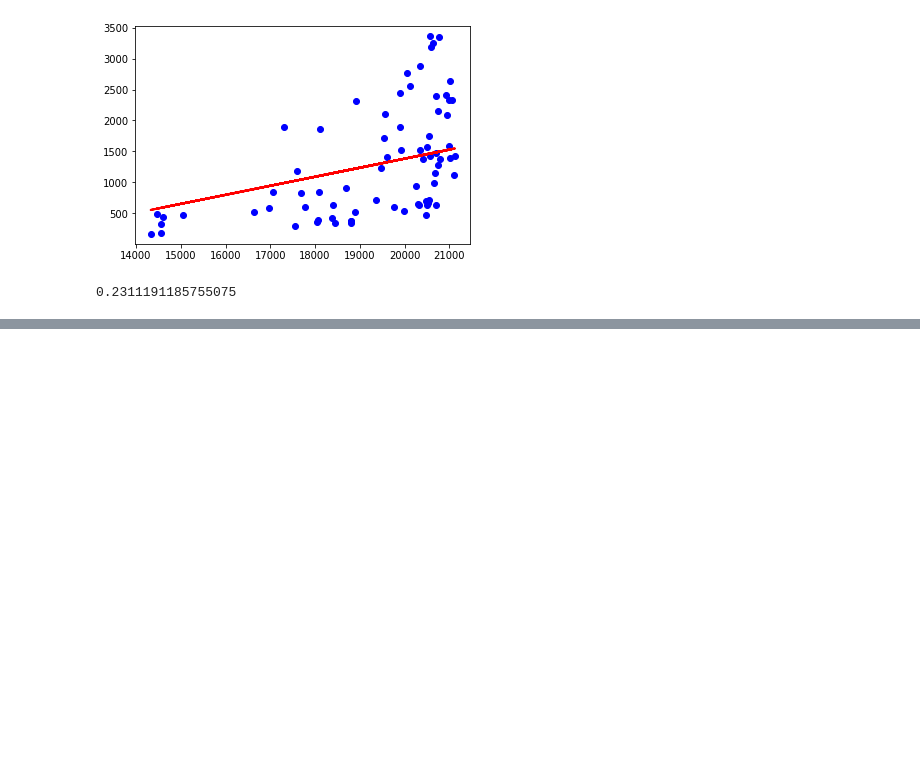
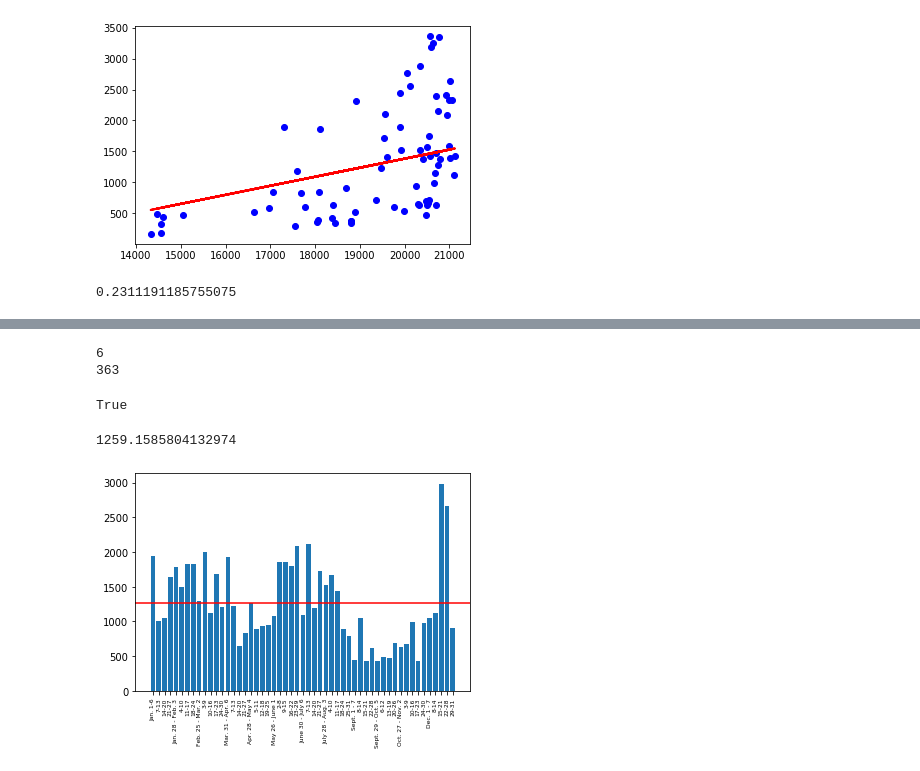
Before and after one commit to daniellicht13/caobd_final, a Jupyter notebook: flights_vs_delays_per_day.ipynb, the cells around one changed output, grey strips where cells are left out. Saved outputs shown, nothing was run; the diff lists cells and outputs as text; code cells hidden in the pictures; blank space fills up the shorter version.

```diff
--- a/flights_vs_delays_per_day.ipynb
+++ b/flights_vs_delays_per_day.ipynb
@@ -170,0 +137,30 @@ r2
+# %%
+#calculate delays in average week
+#week0
+week_total = 0
+avgs = []
+dayofyear=0
+for day in range(6):
+    week_total += x_1[day]
+    dayofyear += 1
+year_total = week_total
+avgs.append(week_total/6)
+#weeks1 to 50
+print(dayofyear)
+for _ in range(51):
+    week_total = 0
+    for day in range(dayofyear, dayofyear+7):
+        week_total += x_1[day]
+        dayofyear += 1
+    year_total += week_total
+    avgs.append(week_total/7)
+print(dayofyear)
+#week 51
+week_total = 0
+for day in range(363, 366):
+    week_total += x_1[day]
+
+avgs.append(week_total/3)
+# %% [output]
+6
+363
@@ -171,3 +172,21 @@ r2
+# %%
+sum(x_1) == double_check
+# %% [output]
+True
+# %%
+avg_week = np.mean(avgs)
+avg_week
+# %% [output]
+1259.1585804132974
+# %%
+xs = ["Jan. 1-6", "7-13", "14-20", "21-27", "Jan. 28 - Feb. 3", "4-10", "11-17", "18-24", "Feb. 25 - Mar. 2", "3-9", "10-16", "17-23", "24-30", "Mar. 31 - Apr. 6", "7-13", "14-20", "21-27", "Apr. 28 - May 4", "5-11", "12-18", "19-25", "May 26 - June 1", "2-8", "9-15", "16-22", "23-29", "June 30 - July 6", "7-13", "14-20", "21-27", "July 28 - Aug. 3", "4-10", "11-17", "18-24", "25-31", "Sept. 1 - 7", "8-14", "15-21", "22-28", "Sept. 29 - Oct. 5", "6-12", "13-19", "20-26", "Oct. 27 - Nov. 2", "3-9", "10-16", "17-23", "24-30", "Dec. 1 - 7", "8-14", "15-21", "22-28", "29-31"]
+# %%
+plt.bar(range(len(avgs)), avgs, width=0.8)
+plt.xticks(range(len(xs)), xs, rotation=90, fontsize=6)
+plt.axhline(y=avg_week, color='r', linestyle='-')
+plt.show()
+# %% [output]
+[figure, added]
 # %%
 #based on AAA from latimes article
 #2007: Dec. 31 - Jan. 6
```
Also changed, not shown: parts of 9 cells of this notebook, 1 other file.
